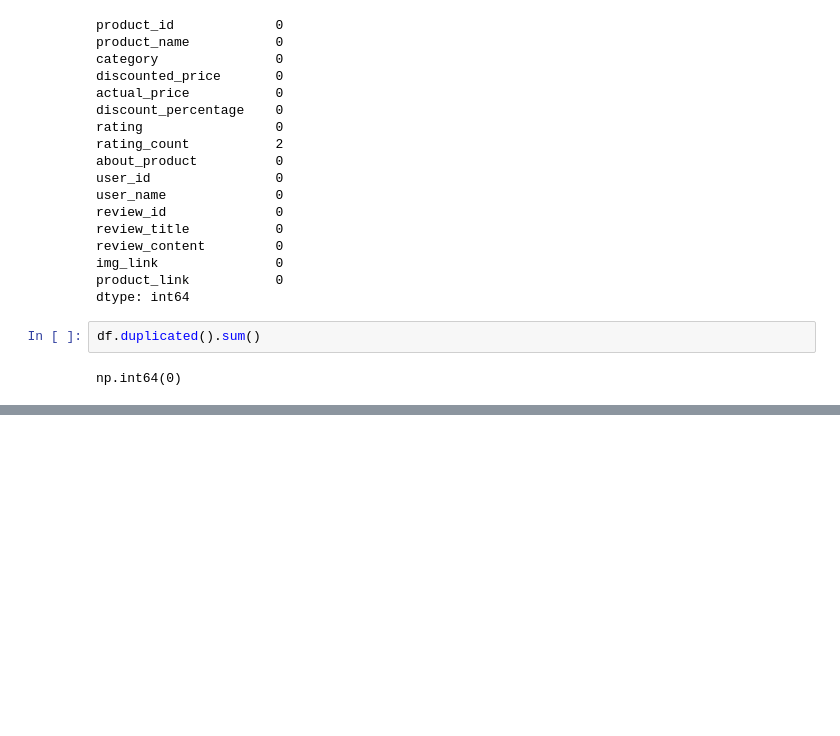
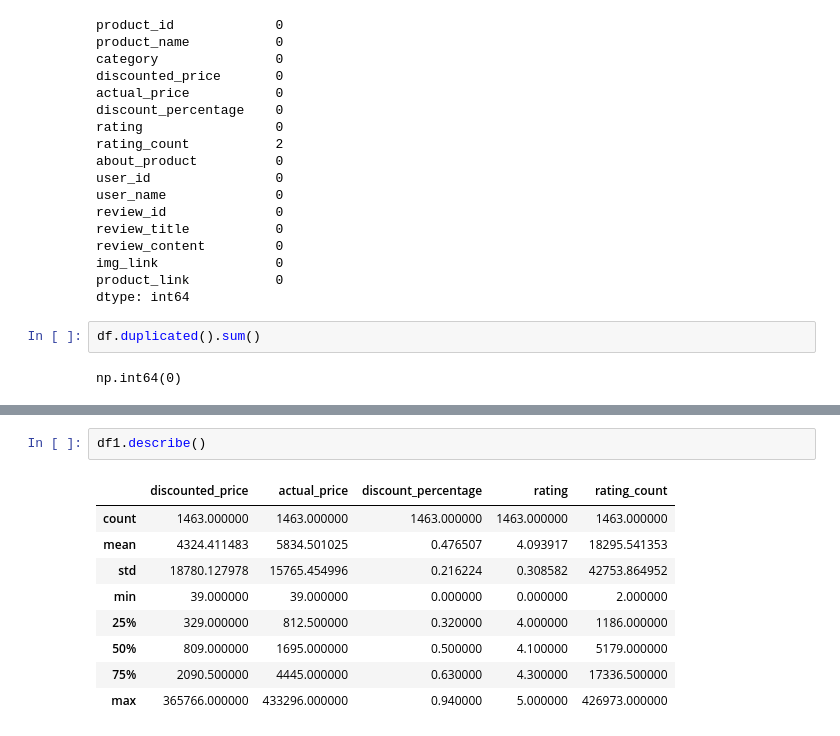
Before and after one commit to kartikchandora-in/Amazon-Sales-Anaylsis, a Jupyter notebook: AmazonAnaylsis.ipynb, the cells around one changed output, grey strips where cells are left out. Saved outputs shown, nothing was run; the diff lists cells and outputs as text; blank space fills up the shorter version.

```diff
--- a/AmazonAnaylsis.ipynb
+++ b/AmazonAnaylsis.ipynb
@@ -70,0 +260,12 @@ np.int64(0)
+# %%
+df1.describe()
+# %% [output]
+|  | discounted_price | actual_price | discount_percentage | rating | rating_count |
+| count | 1463.000000 | 1463.000000 | 1463.000000 | 1463.000000 | 1463.000000 |
+| mean | 4324.411483 | 5834.501025 | 0.476507 | 4.093917 | 18295.541353 |
+| std | 18780.127978 | 15765.454996 | 0.216224 | 0.308582 | 42753.864952 |
+| min | 39.000000 | 39.000000 | 0.000000 | 0.000000 | 2.000000 |
+| 25% | 329.000000 | 812.500000 | 0.320000 | 4.000000 | 1186.000000 |
+| 50% | 809.000000 | 1695.000000 | 0.500000 | 4.100000 | 5179.000000 |
+| 75% | 2090.500000 | 4445.000000 | 0.630000 | 4.300000 | 17336.500000 |
+| max | 365766.000000 | 433296.000000 | 0.940000 | 5.000000 | 426973.000000 |
```
Also changed, not shown: parts of 21 cells of this notebook.
